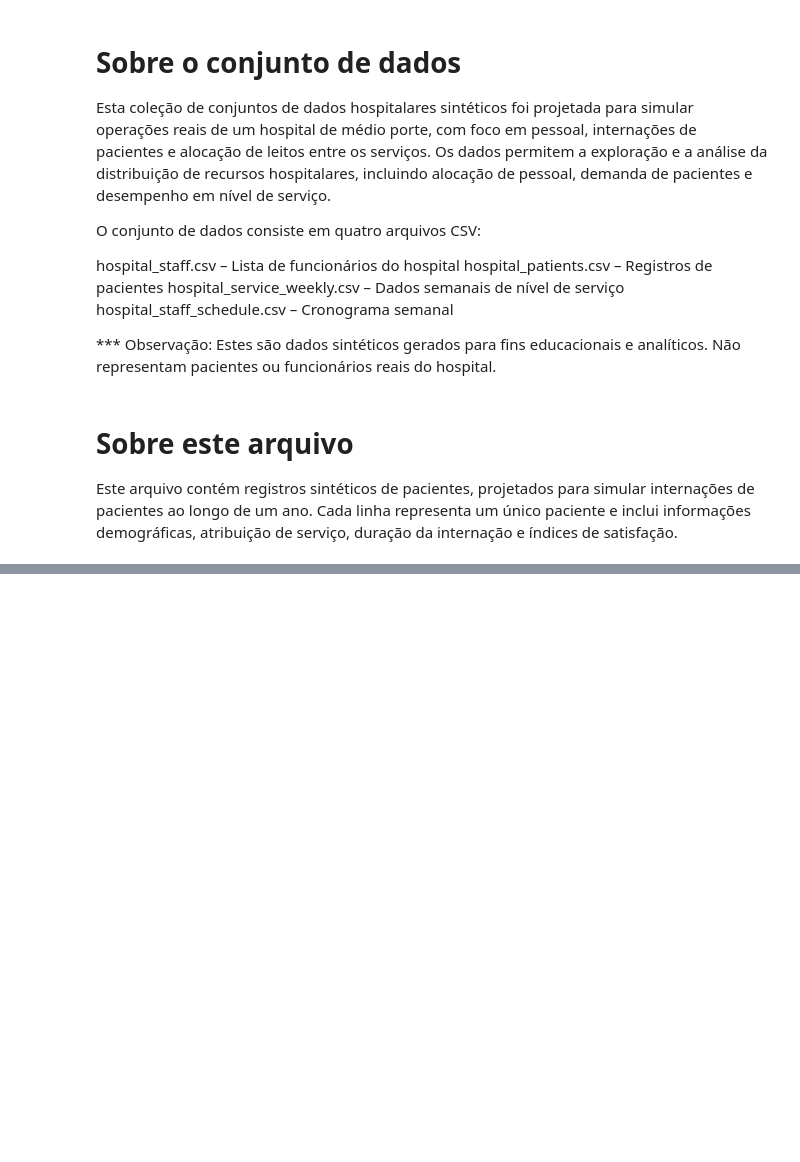
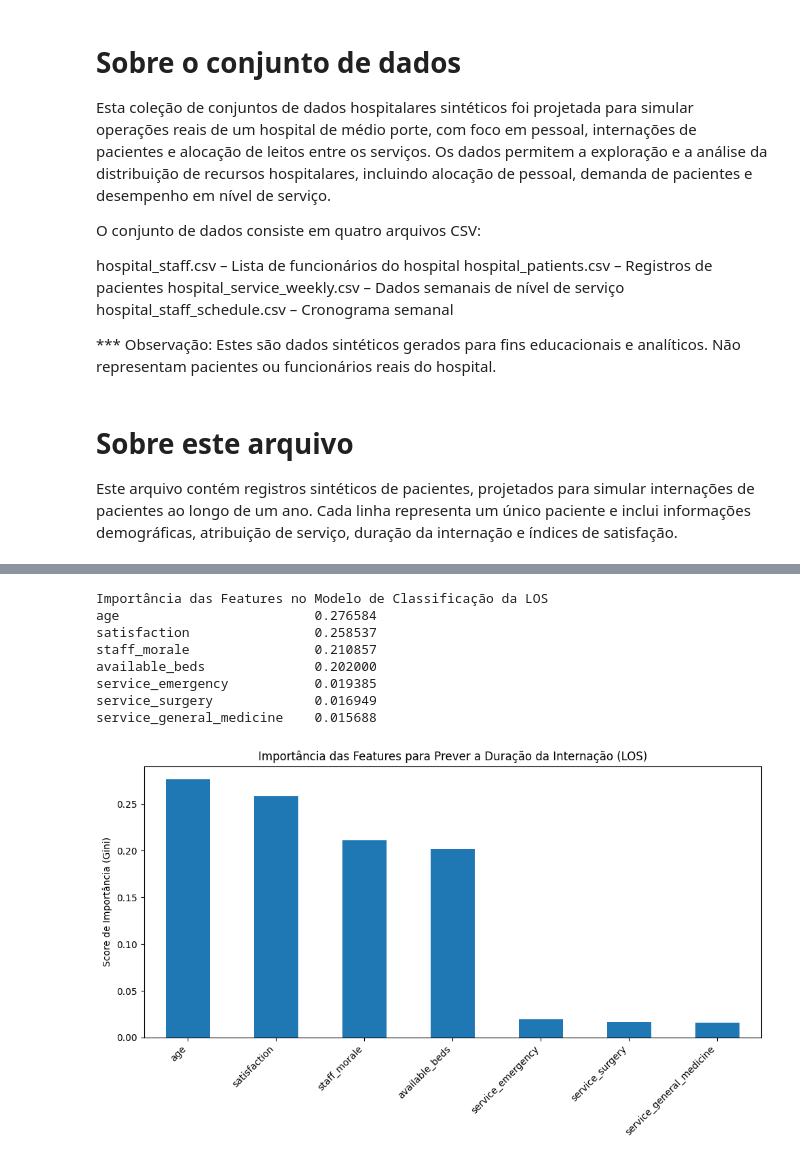
Before and after one commit to NathaliaSorg/Projeto-TripleTen, a Jupyter notebook: Gestão Hospitalares/Leitos.ipynb, the cells around one changed output, grey strips where cells are left out. Cells and saved outputs as stored; diff of their text form; code cells hidden in the pictures; blank space fills up the shorter version.

```diff
--- a/Gestão Hospitalares/Leitos.ipynb
+++ b/Gestão Hospitalares/Leitos.ipynb
@@ -23,0 +355,25 @@ import pandas as pd
+# %%
+# Obter a importância das features do modelo Random Forest (rf_model)
+feature_importances = pd.Series(rf_model.feature_importances_, index=X_new.columns).sort_values(ascending=False)
+
+print("Importância das Features no Modelo de Classificação da LOS")
+print(feature_importances.to_string())
+
+# Visualização (opcional)
+plt.figure(figsize=(10, 6))
+feature_importances.plot(kind='bar')
+plt.title('Importância das Features para Prever a Duração da Internação (LOS)')
+plt.ylabel('Score de Importância (Gini)')
+plt.xticks(rotation=45, ha='right')
+plt.tight_layout()
+plt.show()
+# %% [output]
+Importância das Features no Modelo de Classificação da LOS
+age                         0.276584
+satisfaction                0.258537
+staff_morale                0.210857
+available_beds              0.202000
+service_emergency           0.019385
+service_surgery             0.016949
+service_general_medicine    0.015688
+[figure, added]
```
Also changed, not shown: parts of 17 cells of this notebook.
